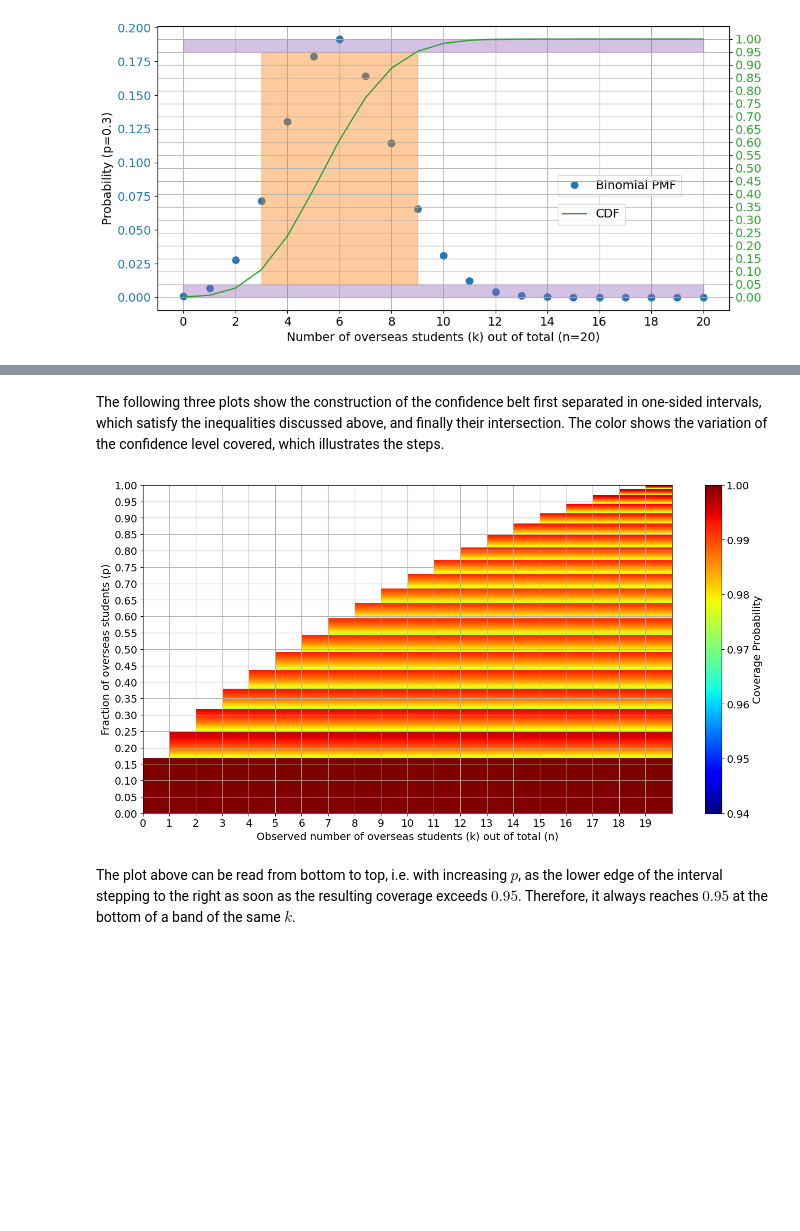
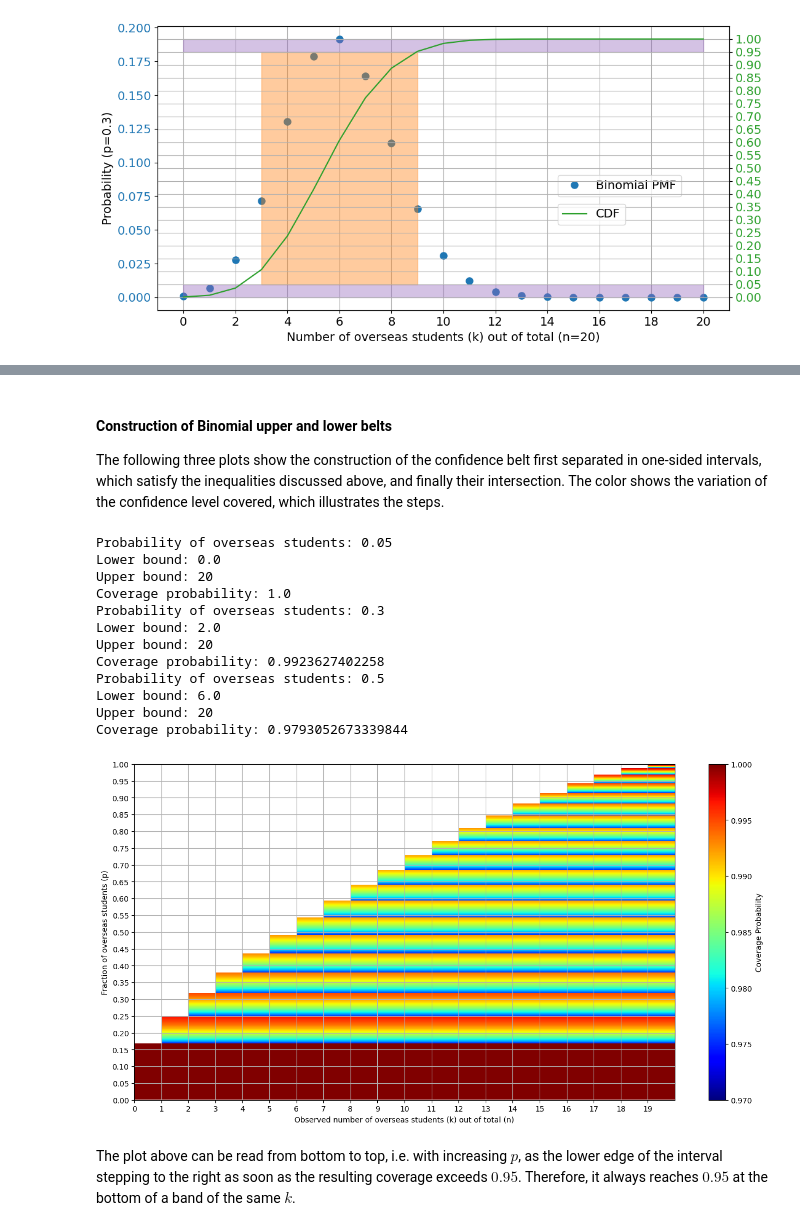
Before and after one commit to p-parkinson/intro_data_science, a Jupyter notebook: Chapter 9/Chapter 9.ipynb, the cells around one changed output, grey strips where cells are left out. Saved outputs shown, nothing was run; the diff lists cells and outputs as text; code cells hidden in the pictures; blank space fills up the shorter version.

```diff
--- a/Chapter 9/Chapter 9.ipynb
+++ b/Chapter 9/Chapter 9.ipynb
@@ -392,0 +506,27 @@ plt.show()
+# %%
+import numpy as np
+import matplotlib.pyplot as plt
+from scipy.stats import binom
+
+# Parameters
+n = 20  # Total number of trials
+p_values = np.linspace(0.05, 0.95, 9)  # Probability values from 0.1 to 1
+
+# Create a figure and axis
+fig, ax = plt.subplots(figsize=(12, 8))
+
+# Plot binomial distributions for different p values
+for p in p_values:
+    x = np.arange(0, n + 1)
+    y = binom.pmf(x, n, p)
+    ax.plot(x, y, marker='o', linestyle='-', label=f'p={p:.1f}')
+
+# Configure plot
+ax.set_xlabel('Number of successes')
+ax.set_ylabel('Probability')
+ax.set_title('Binomial Distributions for Different p Values (n=20)')
+ax.legend(title='Probability (p)')
+ax.grid(True)
+
+# Show plot
+plt.show()
@@ -393,7 +535,15 @@ plt.show()
 # %% [markdown]
+#### Construction of Binomial upper and lower belts
 The following three plots show the construction of the confidence belt first separated in one-sided intervals, which satisfy the inequalities discussed above, and finally their intersection.
 The color shows the variation of the confidence level covered, which illustrates the steps.
 # %%
+import numpy as np
+import matplotlib.pyplot as plt
+from matplotlib.patches import Rectangle
+from matplotlib.collections import PatchCollection
+from scipy.stats import binom
+from typing import Tuple
+
 def calculate_confidence_interval(confidence_level: float, n_total: int, prob: float) -> Tuple[float, float, float]:
     """
     Calculate the upper confidence interval for a binomial distribution.
@@ -430,42 +580,61 @@ coverage_probabilities = []
 
 # Calculate confidence intervals for different probabilities
 for i in range(1, n_points):
+    # Ranges from 0 to 1 (excluding 0 to avoid division by zero)
     prob_overseas = i / n_points
 
     # Calculate confidence interval and coverage
     lower, upper, coverage = calculate_confidence_interval(
         confidence_level, n_students, prob_overseas
     )
+
+    if i in [50,300,500,1000]:
+        print(f"Probability of overseas students: {prob_overseas}")
+        print(f"Lower bound: {lower}")
+        print(f"Upper bound: {upper}")
+        print(f"Coverage probability: {coverage}")
 
     # Create rectangle patch for visualization
     belt_patches.append(
         Rectangle((lower, prob_overseas), upper-lower, 1/n_points)
     )
     coverage_probabilities.append(coverage)
 
 # Create confidence belt visualization
 belt = PatchCollection(belt_patches, alpha=1.0, cmap='jet')
 belt.set_array(np.array(coverage_probabilities))
-belt.set_clim([0.94, 1])  # Set color scale for coverage probability
+belt.set_clim([0.97, 1])  # Set color scale for coverage probability
 
 # Create and configure plot
 fig, ax = plt.subplots(figsize=(16, 8))
 ax.set_xlim(0, n_students)
 ax.set_ylim(0, 1)
 ax.add_collection(belt)
 
 # Configure axes and labels
 ax.set_yticks([x/20 for x in range(21)])
 ax.set_xticks([x for x in range(n_students)])
 ax.grid(which='both', axis='x')
 ax.grid(which='major', axis='y')
 ax.set_xlabel('Observed number of overseas students (k) out of total (n)')
 ax.set_ylabel('Fraction of overseas students (p)')
 
 plt.colorbar(belt, label='Coverage Probability')
 plt.show()
 # %% [output]
+Probability of overseas students: 0.05
+Lower bound: 0.0
+Upper bound: 20
+Coverage probability: 1.0
+Probability of overseas students: 0.3
+Lower bound: 2.0
+Upper bound: 20
+Coverage probability: 0.9923627402258
+Probability of overseas students: 0.5
+Lower bound: 6.0
+Upper bound: 20
+Coverage probability: 0.9793052673339844
-[figure, old version]
+[figure, new version]
 # %% [markdown]
 The plot above can be read from bottom to top, i.e. with increasing $p$, as the lower edge of the interval stepping to the right as soon as the resulting coverage exceeds $0.95$. Therefore, it always reaches $0.95$ at the bottom of a band of the same $k$.
 # %%
```
Also changed, not shown: parts of 15 cells of this notebook.
